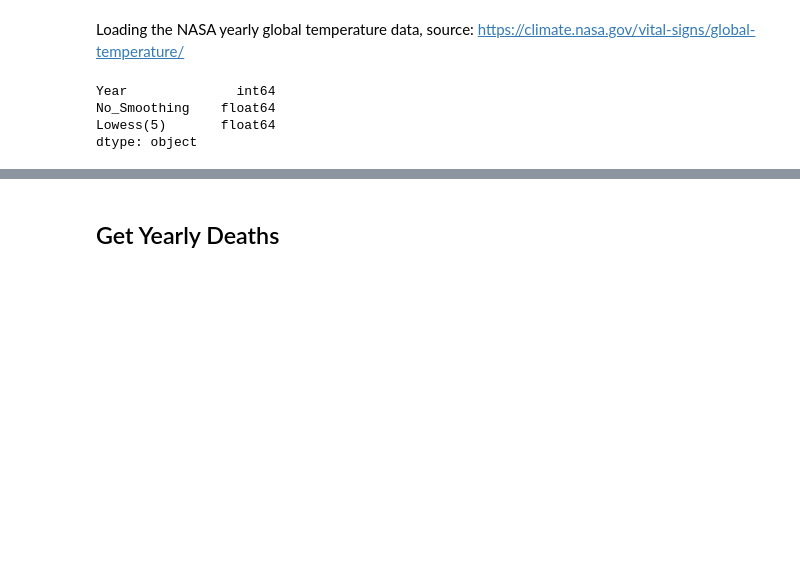
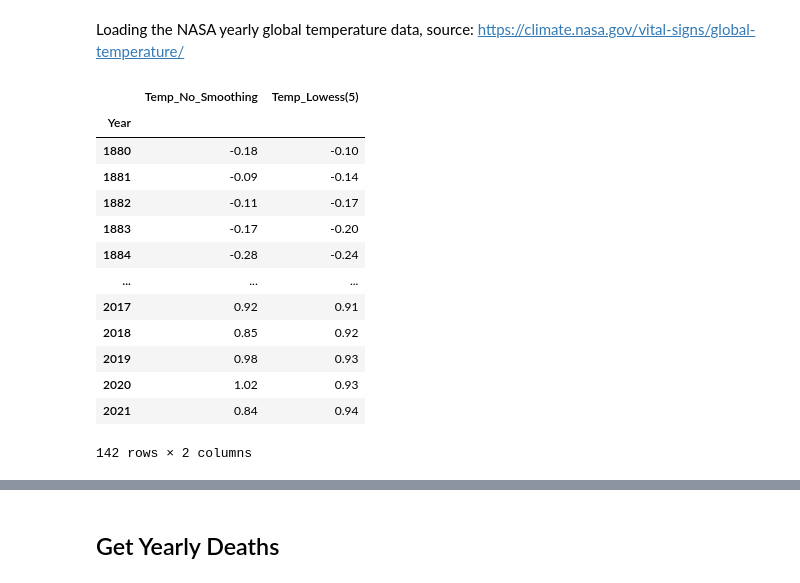
Before and after one commit to r-Files/DOPP, a Jupyter notebook: jupyter_notebooks/lab_question_c.ipynb, the cells around one changed output, grey strips where cells are left out. Cells and saved outputs as stored; diff of their text form; code cells hidden in the pictures; blank space fills up the shorter version.

```diff
--- a/jupyter_notebooks/lab_question_c.ipynb
+++ b/jupyter_notebooks/lab_question_c.ipynb
@@ -27,11 +32,21 @@ disaster_subgroups = set(disaster_classification.loc[disaster_classification["Di
 # %% [markdown]
 Loading the NASA yearly global temperature data, source: [https://climate.nasa.gov/vital-signs/global-temperature/]()
 # %%
-yearly_global_temp: pd.DataFrame = pd.read_csv("../data/nasa_yearly_global_temperature.csv")
+yearly_global_temp: pd.DataFrame = pd.read_csv("../data/nasa_yearly_global_temperature.csv", index_col="Year")
 yearly_global_temp
 # %% [output]
+|  | Temp_No_Smoothing | Temp_Lowess(5) |
+| Year |  |  |
+| 1880 | -0.18 | -0.10 |
+| 1881 | -0.09 | -0.14 |
+| 1882 | -0.11 | -0.17 |
+| 1883 | -0.17 | -0.20 |
+| 1884 | -0.28 | -0.24 |
+| ... | ... | ... |
+| 2017 | 0.92 | 0.91 |
+| 2018 | 0.85 | 0.92 |
+| 2019 | 0.98 | 0.93 |
+| 2020 | 1.02 | 0.93 |
+| 2021 | 0.84 | 0.94 |
-Year              int64
-No_Smoothing    float64
-Lowess(5)       float64
-dtype: object
+142 rows × 2 columns
 # %% [markdown]
```
Also changed, not shown: parts of 10 cells of this notebook, 3 other files.
